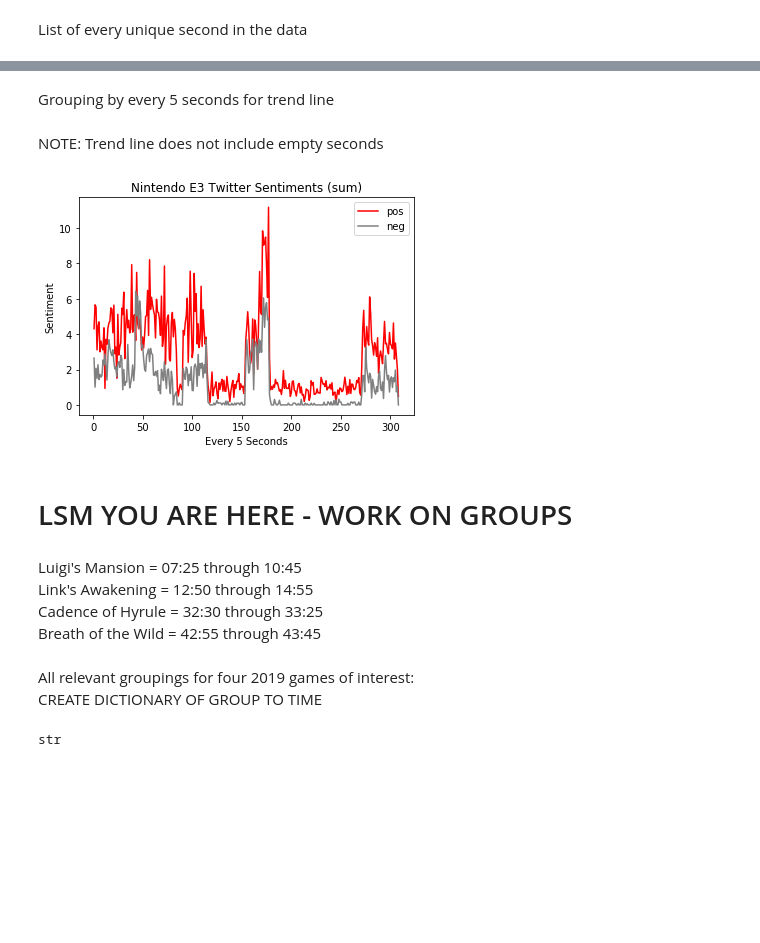
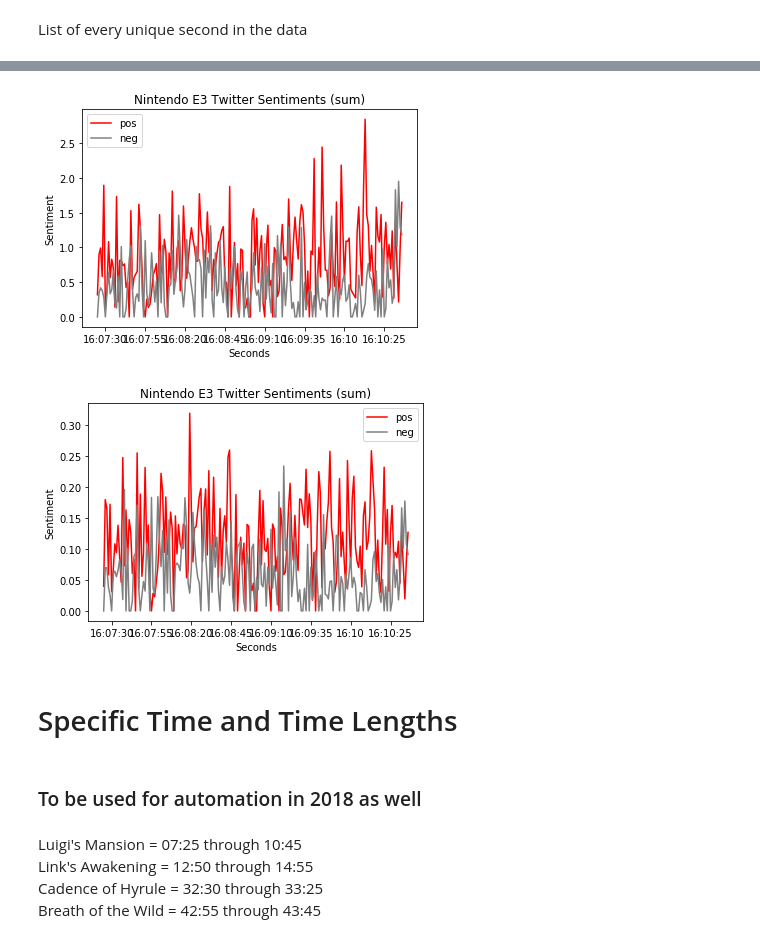
Before and after one commit to Laura-ShummonMaass/Nintendo_E3_Sentiment_Analysis, a Jupyter notebook: 30_day_twitter.ipynb, the cells around one changed output, grey strips where cells are left out. Cells and saved outputs as stored; diff of their text form; code cells hidden in the pictures; blank space fills up the shorter version.

Commit message:
automated trends & radar plots for 2019, next will do 2018

```diff
--- a/30_day_twitter.ipynb
+++ b/30_day_twitter.ipynb
@@ -190,26 +208,29 @@ df = df.sort_values(by='.time.')
 # %%
 unique_sec_list = unique_seconds_list(df)
-# %% [markdown]
-Grouping by every 5 seconds for trend line
 # %%
-df[str(5)+'_seconds'] = df['.time.'].map(seconds_dict(5, unique_sec_list))
+#df[str(5)+'_seconds'] = df['.time.'].map(seconds_dict(5, unique_sec_list))
-# %% [markdown]
-NOTE: Trend line does not include empty seconds
-# %%
-trend_line(df, 5, 'sum')
-# %% [output]
-[figure, removed]
-# %% [markdown]
-# LSM YOU ARE HERE - WORK ON GROUPS
+# %%
+trend_line_19(df,
+                start_time_str='16:07:24',
+                end_time_str='16:10:36',
+                sum_mean='sum'
+                )
+# %% [output]
+[figure, added]
+# %%
+trend_line_19(df,
+                start_time_str='16:07:24',
+                end_time_str='16:10:36',
+                sum_mean='mean'
+                )
+# %% [output]
+[figure, added]
+# %% [markdown]
+# Specific Time and Time Lengths
+# %% [markdown]
+### To be used for automation in 2018 as well
 # %% [markdown]
 Luigi's Mansion = 07:25 through 10:45
 Link's Awakening = 12:50 through 14:55
 Cadence of Hyrule = 32:30 through 33:25
 Breath of the Wild = 42:55 through 43:45
-# %% [markdown]
-All relevant groupings for four 2019 games of interest:
-CREATE DICTIONARY OF GROUP TO TIME
-# %%
-type(df['.time.'][0])
-# %% [output]
-str
```
Also changed, not shown: parts of 23 cells of this notebook, 2 other files.
